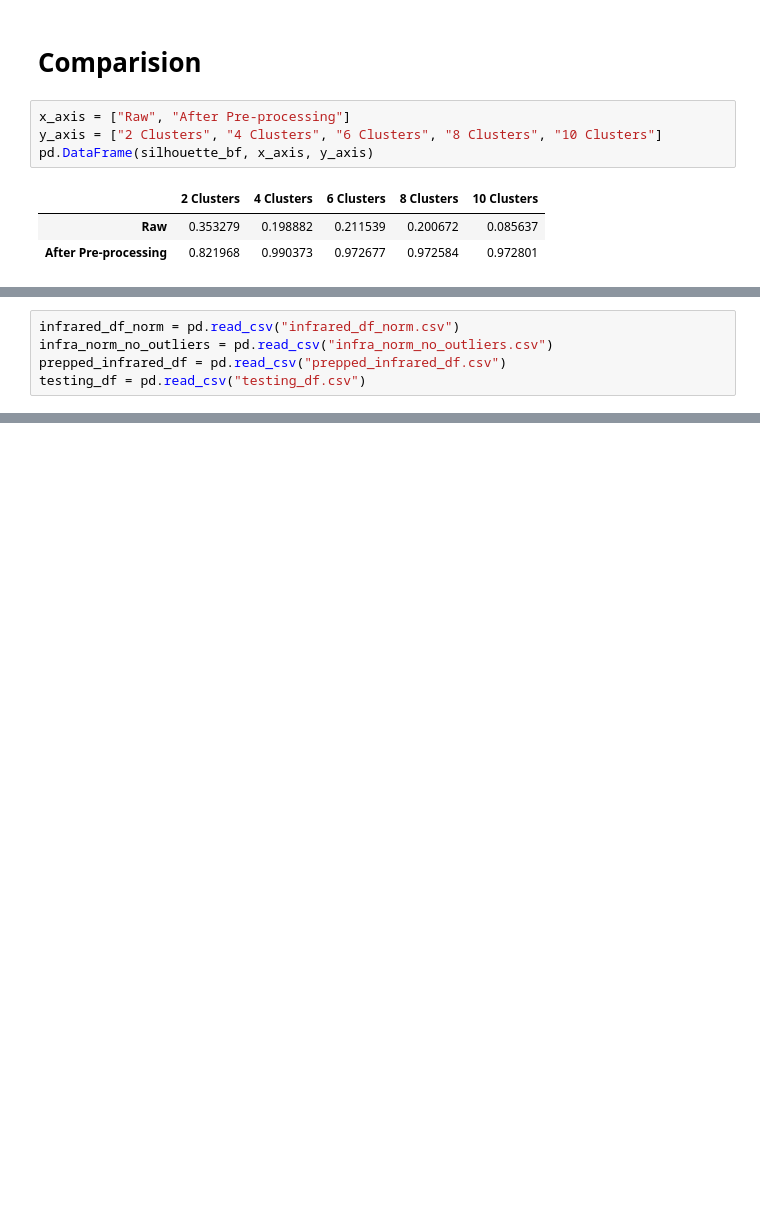
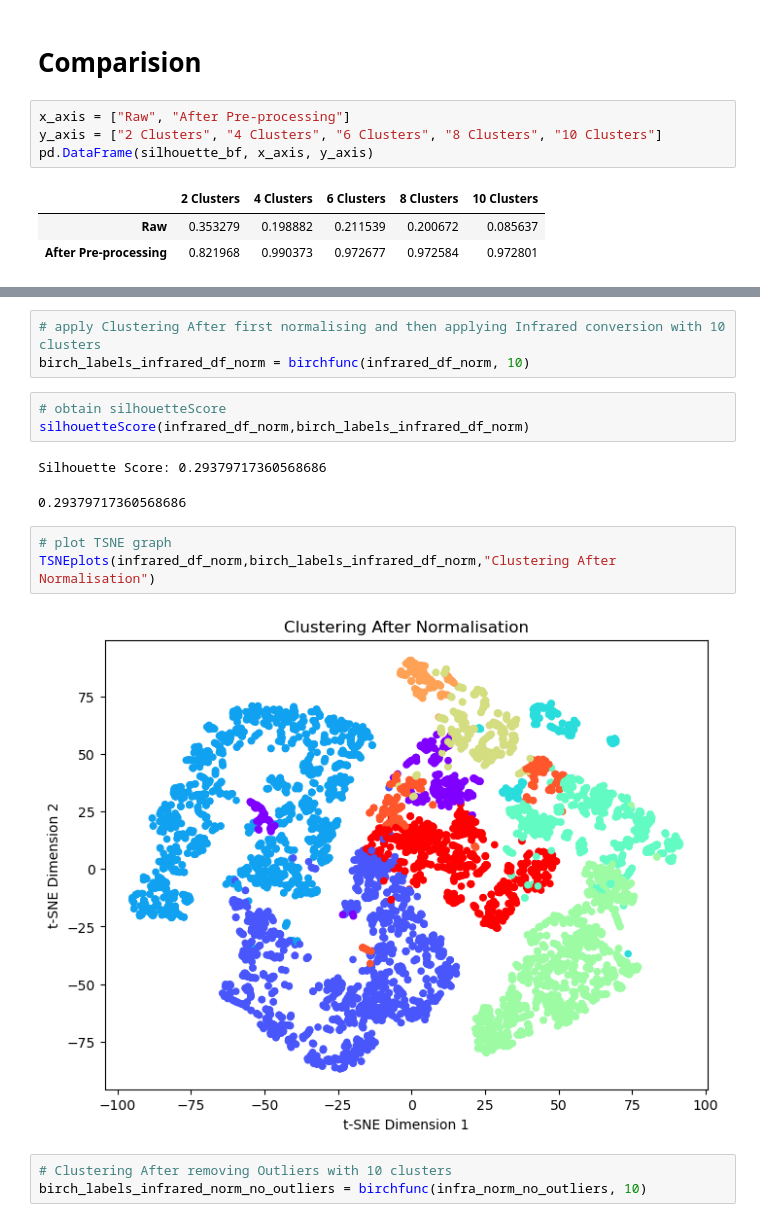
Before and after one commit to Suhail270/DMML_Part2, a Jupyter notebook: clustering.ipynb, the cells around one changed output, grey strips where cells are left out. Drawn from its saved outputs; the diff is of its cells as text; blank space fills up the shorter version.

```diff
--- a/clustering.ipynb
+++ b/clustering.ipynb
@@ -596,5 +656,0 @@ def spectralfunc(data,n_clusters):
-# %%
-infrared_df_norm = pd.read_csv("infrared_df_norm.csv")
-infra_norm_no_outliers = pd.read_csv("infra_norm_no_outliers.csv")
-prepped_infrared_df = pd.read_csv("prepped_infrared_df.csv")
-testing_df = pd.read_csv("testing_df.csv")
@@ -673,0 +724,17 @@ TSNEplots(testing_df,spectral_labels_final,"Final Clusters")
+# %%
+# apply Clustering After first normalising and then applying Infrared conversion with 10 clusters
+birch_labels_infrared_df_norm = birchfunc(infrared_df_norm, 10)
+# %%
+# obtain silhouetteScore
+silhouetteScore(infrared_df_norm,birch_labels_infrared_df_norm)
+# %% [output]
+Silhouette Score: 0.29379717360568686
+0.29379717360568686
+# %%
+# plot TSNE graph
+TSNEplots(infrared_df_norm,birch_labels_infrared_df_norm,"Clustering After Normalisation")
+# %% [output]
+[figure, added]
+# %%
+# Clustering After removing Outliers with 10 clusters
+birch_labels_infrared_norm_no_outliers = birchfunc(infra_norm_no_outliers, 10)
```
Also changed, not shown: parts of 151 cells of this notebook.
